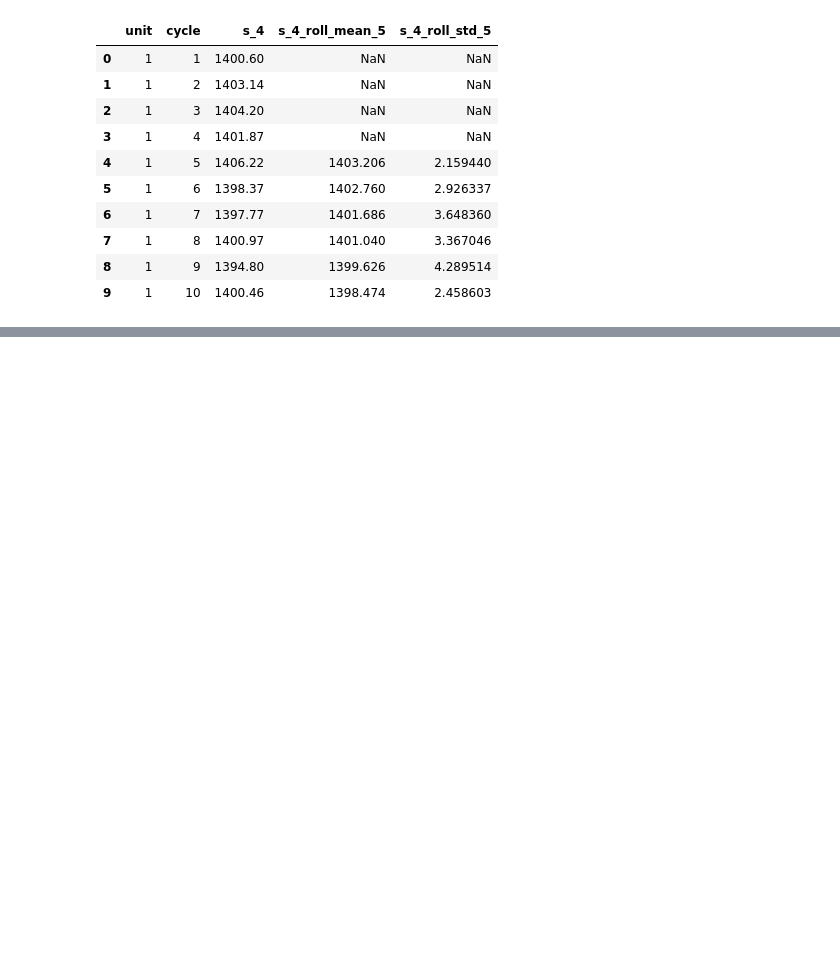
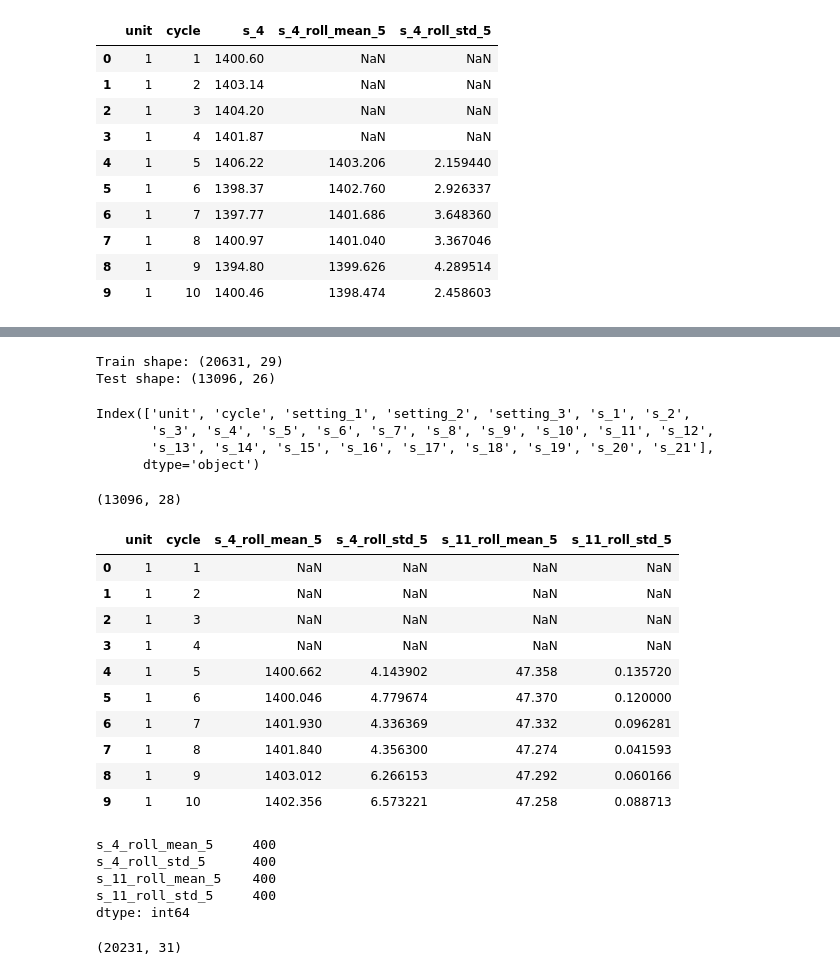
Before and after one commit to NeelLimbani2812/rul-turbofan-fd001, a Jupyter notebook: notebooks/01_load_data.ipynb, the cells around one changed output, grey strips where cells are left out. Cells and saved outputs as stored; diff of their text form; code cells hidden in the pictures; blank space fills up the shorter version.

```diff
--- a/notebooks/01_load_data.ipynb
+++ b/notebooks/01_load_data.ipynb
@@ -421,0 +467,31 @@ train_df[["unit", "cycle", "s_4", "s_4_roll_mean_5", "s_4_roll_std_5"]].head(10)
+# %%
+print("Train shape:", train_df.shape)
+print("Test shape:", test_df.shape)
+# %% [output]
+Train shape: (20631, 29)
+Test shape: (13096, 26)
+# %%
+test_df.columns
+# %% [output]
+Index(['unit', 'cycle', 'setting_1', 'setting_2', 'setting_3', 's_1', 's_2',
+       's_3', 's_4', 's_5', 's_6', 's_7', 's_8', 's_9', 's_10', 's_11', 's_12',
+       's_13', 's_14', 's_15', 's_16', 's_17', 's_18', 's_19', 's_20', 's_21'],
+      dtype='object')
+# %%
+test_df["s_4_roll_mean_5"] = (
+    test_df.groupby("unit")["s_4"]
+    .rolling(5)
+    .mean()
+    .reset_index(level=0, drop=True)
+)
+
+test_df["s_4_roll_std_5"] = (
+    test_df.groupby("unit")["s_4"]
+    .rolling(5)
+    .std()
+    .reset_index(level=0, drop=True)
+)
+# %%
+test_df.shape
+# %% [output]
+(13096, 28)
@@ -421,0 +512,45 @@ train_df[["unit", "cycle", "s_4", "s_4_roll_mean_5", "s_4_roll_std_5"]].head(10)
+# %%
+test_df["s_11_roll_mean_5"] = (
+    test_df.groupby("unit")["s_11"]
+    .rolling(5)
+    .mean()
+    .reset_index(level=0, drop=True)
+)
+
+test_df["s_11_roll_std_5"] = (
+    test_df.groupby("unit")["s_11"]
+    .rolling(5)
+    .std()
+    .reset_index(level=0, drop=True)
+)
+# %%
+test_df[
+    ["unit", "cycle",
+     "s_4_roll_mean_5", "s_4_roll_std_5",
+     "s_11_roll_mean_5", "s_11_roll_std_5"]
+].head(10)
+# %% [output]
+|  | unit | cycle | s_4_roll_mean_5 | s_4_roll_std_5 | s_11_roll_mean_5 | s_11_roll_std_5 |
+| 0 | 1 | 1 | NaN | NaN | NaN | NaN |
+| 1 | 1 | 2 | NaN | NaN | NaN | NaN |
+| 2 | 1 | 3 | NaN | NaN | NaN | NaN |
+| 3 | 1 | 4 | NaN | NaN | NaN | NaN |
+| 4 | 1 | 5 | 1400.662 | 4.143902 | 47.358 | 0.135720 |
+| 5 | 1 | 6 | 1400.046 | 4.779674 | 47.370 | 0.120000 |
+| 6 | 1 | 7 | 1401.930 | 4.336369 | 47.332 | 0.096281 |
+| 7 | 1 | 8 | 1401.840 | 4.356300 | 47.274 | 0.041593 |
+| 8 | 1 | 9 | 1403.012 | 6.266153 | 47.292 | 0.060166 |
+| 9 | 1 | 10 | 1402.356 | 6.573221 | 47.258 | 0.088713 |
+# %%
+train_df[[
+    "s_4_roll_mean_5",
+    "s_4_roll_std_5",
+    "s_11_roll_mean_5",
+    "s_11_roll_std_5"
+]].isnull().sum()
+# %% [output]
+s_4_roll_mean_5     400
+s_4_roll_std_5      400
+s_11_roll_mean_5    400
+s_11_roll_std_5     400
+dtype: int64
@@ -421,0 +559,4 @@ train_df[["unit", "cycle", "s_4", "s_4_roll_mean_5", "s_4_roll_std_5"]].head(10)
+# %%
+train_df.shape
+# %% [output]
+(20231, 31)
```
Also changed, not shown: parts of 18 cells of this notebook.
